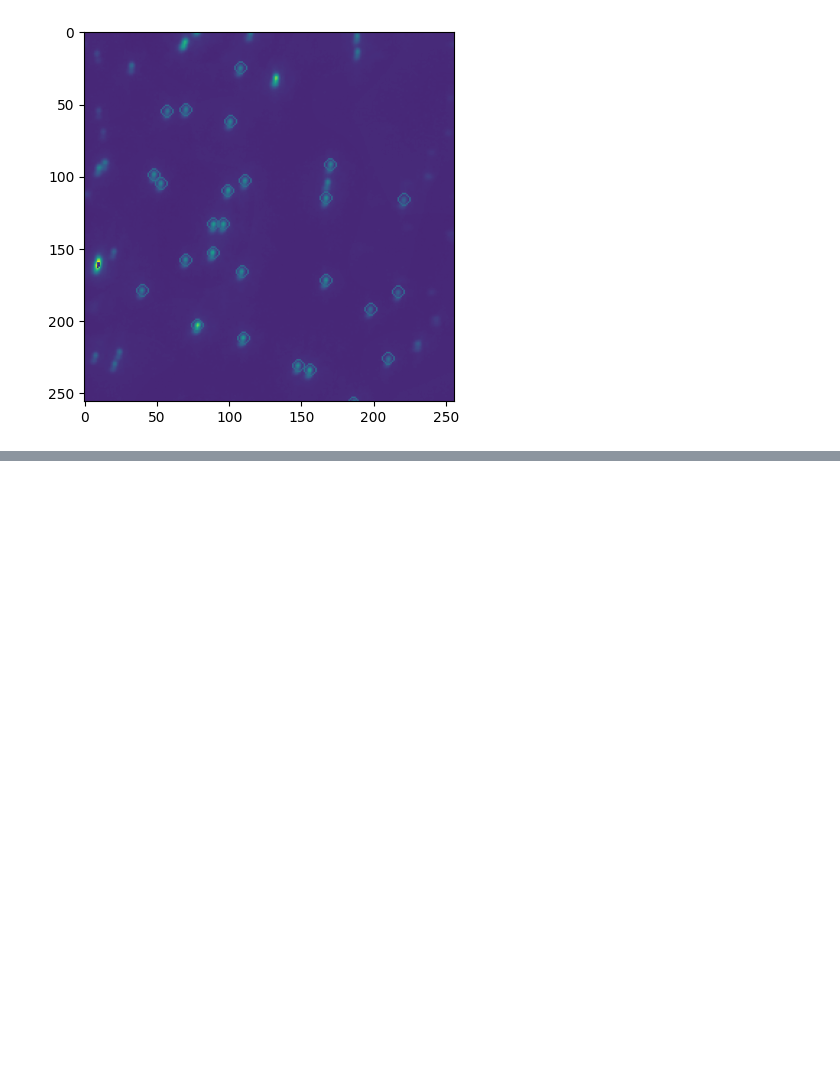
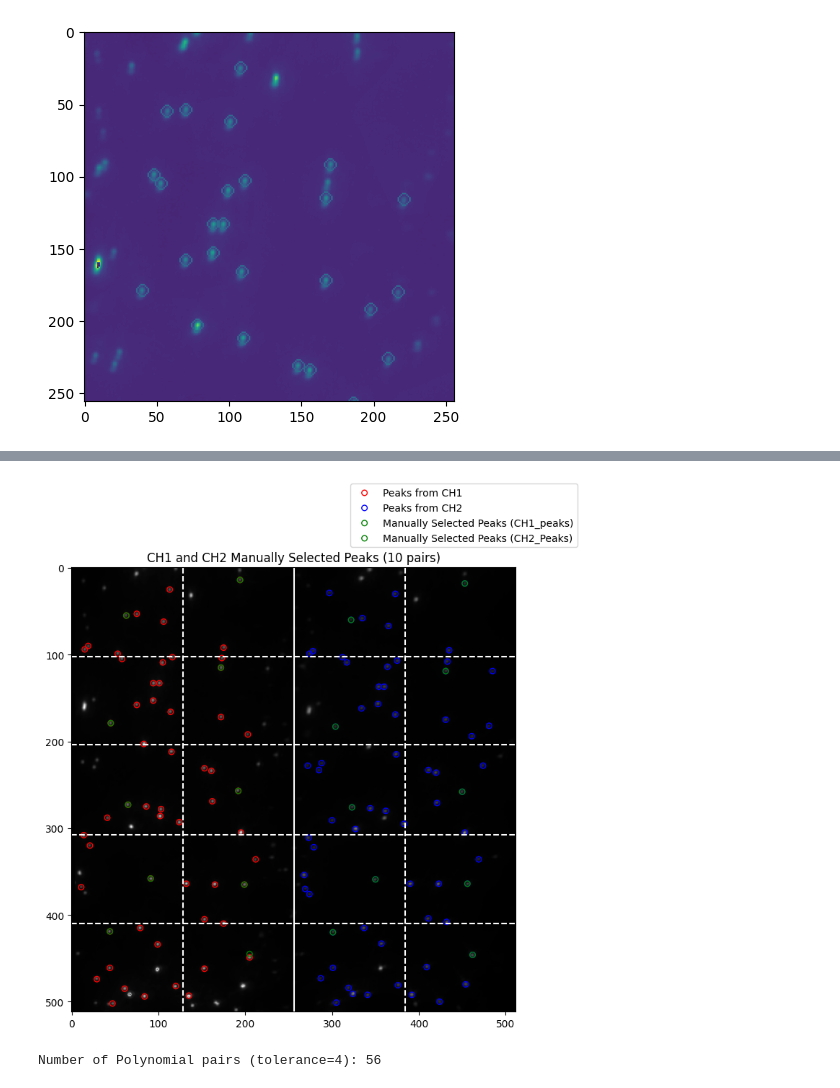
Before and after one commit to ljhason/smImaging-Exploration, a Jupyter notebook: img_avg_map/Avg_merged.ipynb, the cells around one changed output, grey strips where cells are left out. Saved outputs shown, nothing was run; the diff lists cells and outputs as text; code cells hidden in the pictures; blank space fills up the shorter version.

```diff
--- a/img_avg_map/Avg_merged.ipynb
+++ b/img_avg_map/Avg_merged.ipynb
@@ -60,0 +105,31 @@ plt.show()
+# %%
+plt.figure(figsize=(8, 8))
+plt.title("CH1 and CH2 Manually Selected Peaks (10 pairs)")
+plt.imshow(image, cmap="gray")
+plt.axhline(y= 102, color='w', linestyle='--')
+plt.axhline(y= 204, color='w', linestyle='--')
+plt.axhline(y= 308, color='w', linestyle='--')
+plt.axhline(y= 410, color='w', linestyle='--')
+
+plt.axvline(x= 128, color='w', linestyle='--')
+plt.axvline(x= 384, color='w', linestyle='--')
+
+plt.axvline(x= 256, color='w', linestyle='-')
+plt.scatter(good_peaks_1[:, 1], good_peaks_1[:, 0], s=30, facecolors='none', edgecolors='r', label='Peaks from CH1')
+plt.scatter(good_peaks_2_CH2[:, 1], good_peaks_2_CH2[:, 0], s=30, facecolors='none', edgecolors='b', label='Peaks from CH2')
+plt.scatter(CH1_peaks_10[:, 1], CH1_peaks_10[:, 0], s=30, facecolors='none', edgecolors='g', label='Manually Selected Peaks (CH1_peaks)')
+plt.scatter(CH2_peaks_10[:, 1], CH2_peaks_10[:, 0], s=30, facecolors='none', edgecolors='g', label='Manually Selected Peaks (CH2_Peaks)')
+plt.legend(loc='upper right', bbox_to_anchor=(1.15, 1.2))
+
+plt.show()
+# %% [output]
+[figure, added]
+# %%
+# tolerance = 4
+poly_pair_count_tol4_10 = find_polyfit_pairs(mapped_peaks_10, good_peaks_1, tolerance=4)[0]
+poly_pair_arr_CH1_tol4_10 = find_polyfit_pairs(mapped_peaks_10, good_peaks_1, tolerance=4)[1]
+poly_pair_arr_CH2_tol4_10 = find_polyfit_pairs(mapped_peaks_10, good_peaks_1, tolerance=4)[2]
+
+print(f"Number of Polynomial pairs (tolerance=4): {poly_pair_count_tol4_10}")
+# %% [output]
+Number of Polynomial pairs (tolerance=4): 56
```
Also changed, not shown: parts of 5 cells of this notebook, 2 other files.
